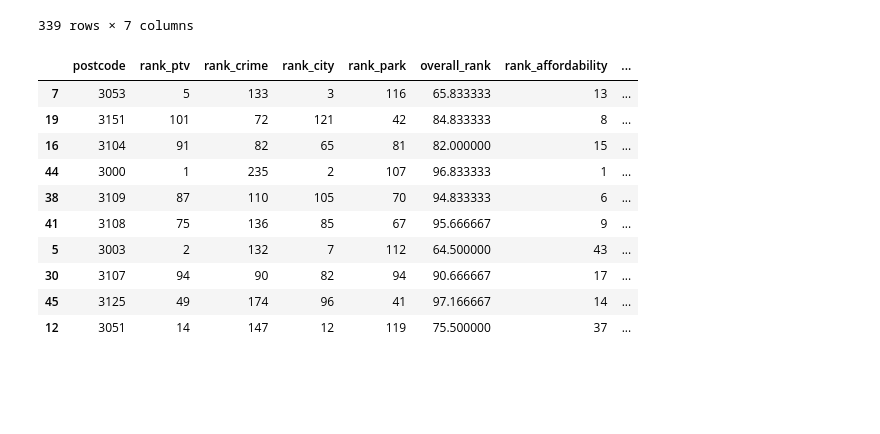
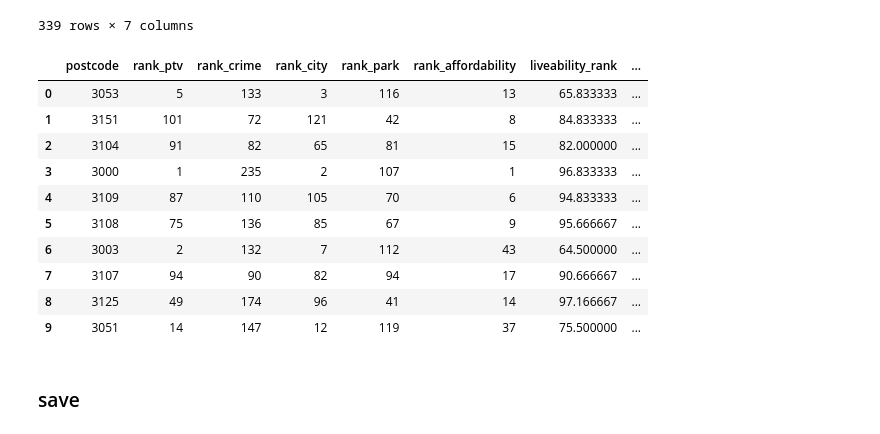
Before and after one commit to MAST30034-AppliedDataScience/project-2-group-real-estate-industry-project-2, a Jupyter notebook: notebooks/liveability-main.ipynb, the cells around one changed output. Drawn from its saved outputs; the diff is of its cells as text; code cells hidden in the pictures; blank space fills up the shorter version.

Commit message:
liveability and affordability fix

```diff
--- a/notebooks/liveability-main.ipynb
+++ b/notebooks/liveability-main.ipynb
@@ -278,16 +278,18 @@ joined_rank
 joined_rank['final_rank'] = joined_rank.apply(lambda x: (x['liveability_rank']*liveability_weight + x['rank_affordability']*affordability_weight) / (liveability_weight+affordability_weight), axis=1)
 joined_rank.sort_values('final_rank', ascending=True, inplace=True)
 # %%
-joined_rank.head(10)
+joined_rank.reset_index(drop=True).head(10)
 # %% [output]
-|  | postcode | rank_ptv | rank_crime | rank_city | rank_park | overall_rank | rank_affordability | ... |
-| 7 | 3053 | 5 | 133 | 3 | 116 | 65.833333 | 13 | ... |
-| 19 | 3151 | 101 | 72 | 121 | 42 | 84.833333 | 8 | ... |
-| 16 | 3104 | 91 | 82 | 65 | 81 | 82.000000 | 15 | ... |
-| 44 | 3000 | 1 | 235 | 2 | 107 | 96.833333 | 1 | ... |
-| 38 | 3109 | 87 | 110 | 105 | 70 | 94.833333 | 6 | ... |
-| 41 | 3108 | 75 | 136 | 85 | 67 | 95.666667 | 9 | ... |
-| 5 | 3003 | 2 | 132 | 7 | 112 | 64.500000 | 43 | ... |
-| 30 | 3107 | 94 | 90 | 82 | 94 | 90.666667 | 17 | ... |
-| 45 | 3125 | 49 | 174 | 96 | 41 | 97.166667 | 14 | ... |
-| 12 | 3051 | 14 | 147 | 12 | 119 | 75.500000 | 37 | ... |
+|  | postcode | rank_ptv | rank_crime | rank_city | rank_park | rank_affordability | liveability_rank | ... |
+| 0 | 3053 | 5 | 133 | 3 | 116 | 13 | 65.833333 | ... |
+| 1 | 3151 | 101 | 72 | 121 | 42 | 8 | 84.833333 | ... |
+| 2 | 3104 | 91 | 82 | 65 | 81 | 15 | 82.000000 | ... |
+| 3 | 3000 | 1 | 235 | 2 | 107 | 1 | 96.833333 | ... |
+| 4 | 3109 | 87 | 110 | 105 | 70 | 6 | 94.833333 | ... |
+| 5 | 3108 | 75 | 136 | 85 | 67 | 9 | 95.666667 | ... |
+| 6 | 3003 | 2 | 132 | 7 | 112 | 43 | 64.500000 | ... |
+| 7 | 3107 | 94 | 90 | 82 | 94 | 17 | 90.666667 | ... |
+| 8 | 3125 | 49 | 174 | 96 | 41 | 14 | 97.166667 | ... |
+| 9 | 3051 | 14 | 147 | 12 | 119 | 37 | 75.500000 | ... |
+# %% [markdown]
+### save
```
Also changed, not shown: parts of 1 cell of this notebook.
